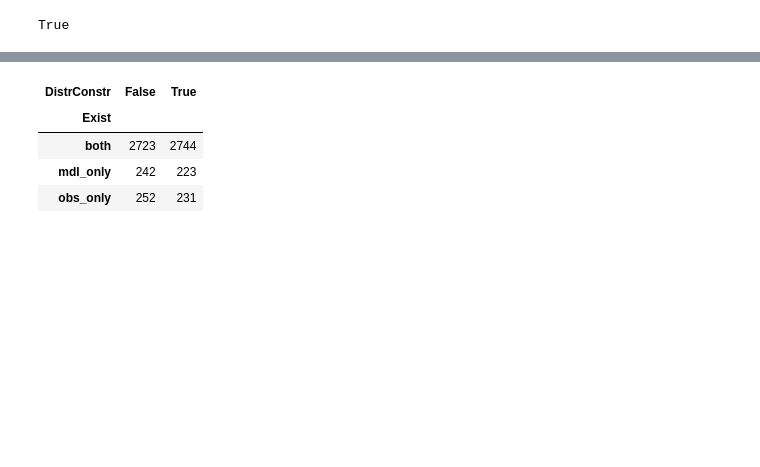
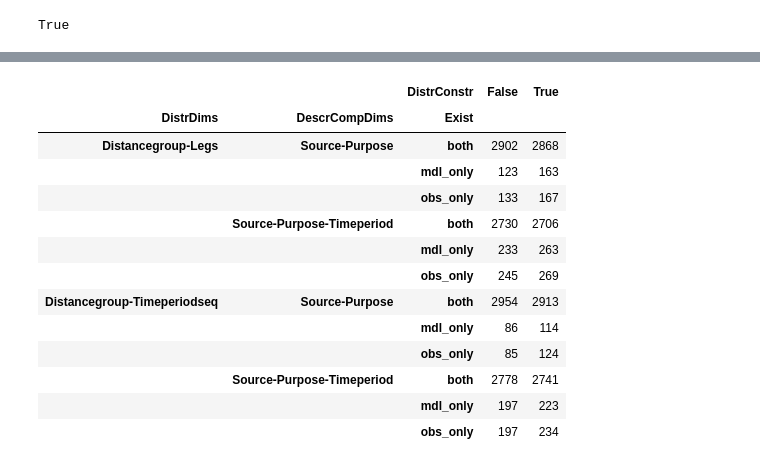
Before and after one commit to harisbal/od2trs, a Jupyter notebook: analysis/optimisation_results.ipynb, the cells around one changed output, grey strips where cells are left out. Drawn from its saved outputs; the diff is of its cells as text; code cells hidden in the pictures; blank space fills up the shorter version.

```diff
--- a/analysis/optimisation_results.ipynb
+++ b/analysis/optimisation_results.ipynb
@@ -149,22 +149,32 @@ def prepare_descr_comparison(flpaths, mdl_nchains):
     # Split Purpose in purpose and direction
     tours_mdl_used['Purpose'], tours_mdl_used['Direction'] = tours_mdl_used['Purpose'].str.split('_', 1).str
 
-    leg_descr_cols = ['Origin', 'Destination', 'Purpose', 'Direction', 'Timeperiod']
 
-    tours_obs_clpsd = collapse_tour_legs(tours_obs, leg_descr_cols)
-    tours_mdl_clpsd = collapse_tour_legs(tours_mdl_used, leg_descr_cols)
+    leg_descr_cols = [['Source', 'Purpose', 'Timeperiod'],
+                      ['Source', 'Purpose']]
 
-    comp = pd.merge(left=tours_obs_clpsd.reset_index(), right=tours_mdl_clpsd.reset_index(),
-                    on=leg_descr_cols, how='outer', suffixes=('_obs', '_mdl'),
-                    indicator='Exist')
+    comps = list()
+    for ldc in leg_descr_cols:
+        tours_obs_clpsd = collapse_tour_legs(tours_obs, ldc)
+        tours_mdl_clpsd = collapse_tour_legs(tours_mdl_used, ldc)
 
-    comp.drop(columns=leg_descr_cols, inplace=True)
-    comp = comp.squeeze()
+        comp = pd.merge(left=tours_obs_clpsd.reset_index(), right=tours_mdl_clpsd.reset_index(),
+                        on=ldc, how='outer', suffixes=('_obs', '_mdl'),
+                        indicator='Exist')
 
-    comp['Exist'] = comp['Exist'].str.replace('left_only', 'obs_only')
-    comp['Exist'] = comp['Exist'].str.replace('right_only', 'mdl_only')
+        comp.drop(columns=ldc, inplace=True)
+        #comp = comp.squeeze()
 
-    return comp, tours_mdl_used
+        comp['Exist'] = comp['Exist'].str.replace('left_only', 'obs_only')
+        comp['Exist'] = comp['Exist'].str.replace('right_only', 'mdl_only')
+
+        comp['DescrCompDims'] = '-'.join(ldc)
+        comp.set_index('DescrCompDims', append=True, inplace=True)
+        comps.append(comp)
+
+    comps = pd.concat(comps)
+
+    return comps
 # %%
 def include_run_info(df, d_run_params):
     try:
@@ -206,7 +216,6 @@ def main(model_info):
     concat_obs_ods = list()
 
     concat_tours_mdl_nchains = list()
-    concat_tours_mdl_used_descr = list()
 
     concat_comp_distrs = list()
     concat_comp_descrs = list()
@@ -233,9 +242,9 @@ def main(model_info):
             continue
 
         comp_distr = prepare_ditribution_comparison(flpaths)
-        comp_descr, tours_mdl_used_descr = prepare_descr_comparison(flpaths, mdl_nchains)
+        comp_descr = prepare_descr_comparison(flpaths, mdl_nchains)
 
-        idx_cols_od = ['Origin', 'Destination', 'Purpose', 'Timeperiod']
+        idx_cols_od = ['Source', 'Target', 'Purpose', 'Timeperiod']
         obs_od = pd.read_csv(flpaths['od'], index_col=idx_cols_od)
         obs_od.drop(columns=['LegId'], inplace=True)
 
@@ -245,14 +254,12 @@ def main(model_info):
         obs_od = include_run_info(obs_od, d_run_info)
         mdl_od = include_run_info(mdl_od, d_run_info)
         mdl_nchains = include_run_info(mdl_nchains, d_run_info)
-        tours_mdl_used_descr = include_run_info(tours_mdl_used_descr, d_run_info)
         comp_distr = include_run_info(comp_distr, d_run_info)
         comp_descr = include_run_info(comp_descr, d_run_info)
 
         concat_mdl_ods.append(mdl_od)
         concat_obs_ods.append(obs_od)
         concat_tours_mdl_nchains.append(mdl_nchains)
-        concat_tours_mdl_used_descr.append(tours_mdl_used_descr)
         concat_comp_descrs.append(comp_descr)
         concat_comp_distrs.append(comp_distr)
 
@@ -261,8 +268,6 @@ def main(model_info):
     ods_mdl = pd.concat(concat_mdl_ods)
     ods_obs = pd.concat(concat_obs_ods)
 
-    tours_mdl_used_descr = pd.concat(concat_tours_mdl_used_descr)
-
     comp_ods = prepare_ods_comparison(ods_mdl, ods_obs)
     comp_distrs = pd.concat(concat_comp_distrs)
     comp_descrs = pd.concat(concat_comp_descrs)
@@ -354,7 +366,7 @@ df.style.format({
 # %%
 filters = dict()
 filters['DataSource'] = 'mnd_TSC'
-filters['DistrDims'] = 'Distancegroup-Timeperiodseq'
+#filters['DistrDims'] = 'Distancegroup-Timeperiodseq'
 filters['AggrLevel'] = 'lsoa'
 filters['SampleSize'] = 'sample_perc_10'
 filters['MaxLegs'] = 5
@@ -387,11 +399,20 @@ True
 # %%
-grpby_lvls = ['MaxLegs', 'TripsThresh', 'DistrConstr', 'Exist']
+grpby_lvls = ['MaxLegs', 'TripsThresh', 'DistrDims', 'DescrCompDims', 'DistrConstr', 'Exist']
 grpby_lvls = [gl for gl in grpby_lvls if gl not in list(filters.keys())]
 
 analysis_comp['descrs'].groupby(grpby_lvls).size().unstack('DistrConstr')
 # %% [output]
-| DistrConstr | False | True |
-| Exist |  |  |
-| both | 2723 | 2744 |
-| mdl_only | 242 | 223 |
-| obs_only | 252 | 231 |
+|  |  | DistrConstr | False | True |
+| DistrDims | DescrCompDims | Exist |  |  |
+| Distancegroup-Legs | Source-Purpose | both | 2902 | 2868 |
+|  |  | mdl_only | 123 | 163 |
+|  |  | obs_only | 133 | 167 |
+|  | Source-Purpose-Timeperiod | both | 2730 | 2706 |
+|  |  | mdl_only | 233 | 263 |
+|  |  | obs_only | 245 | 269 |
+| Distancegroup-Timeperiodseq | Source-Purpose | both | 2954 | 2913 |
+|  |  | mdl_only | 86 | 114 |
+|  |  | obs_only | 85 | 124 |
+|  | Source-Purpose-Timeperiod | both | 2778 | 2741 |
+|  |  | mdl_only | 197 | 223 |
+|  |  | obs_only | 197 | 234 |
```
Also changed, not shown: parts of 5 cells of this notebook, 7 other files.
